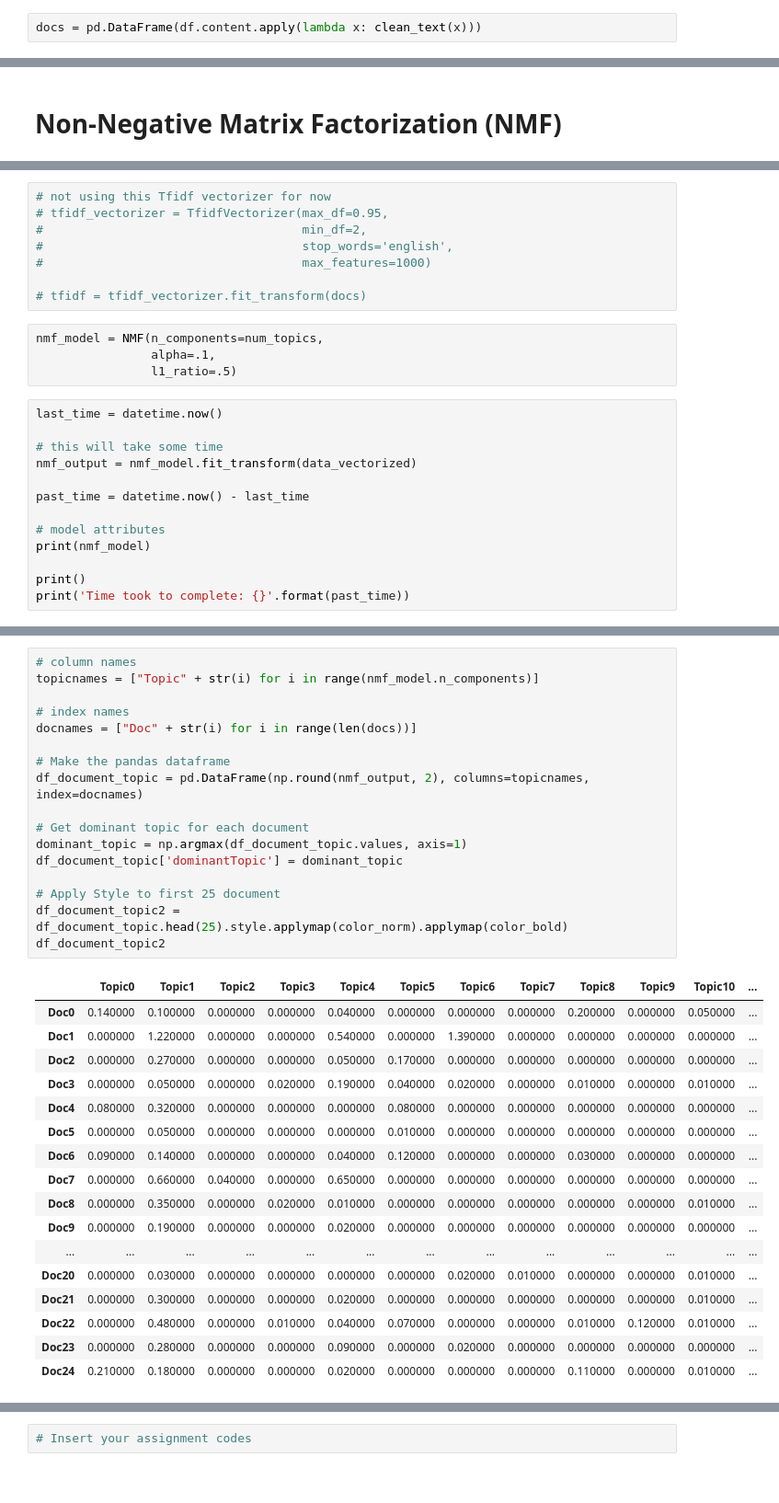
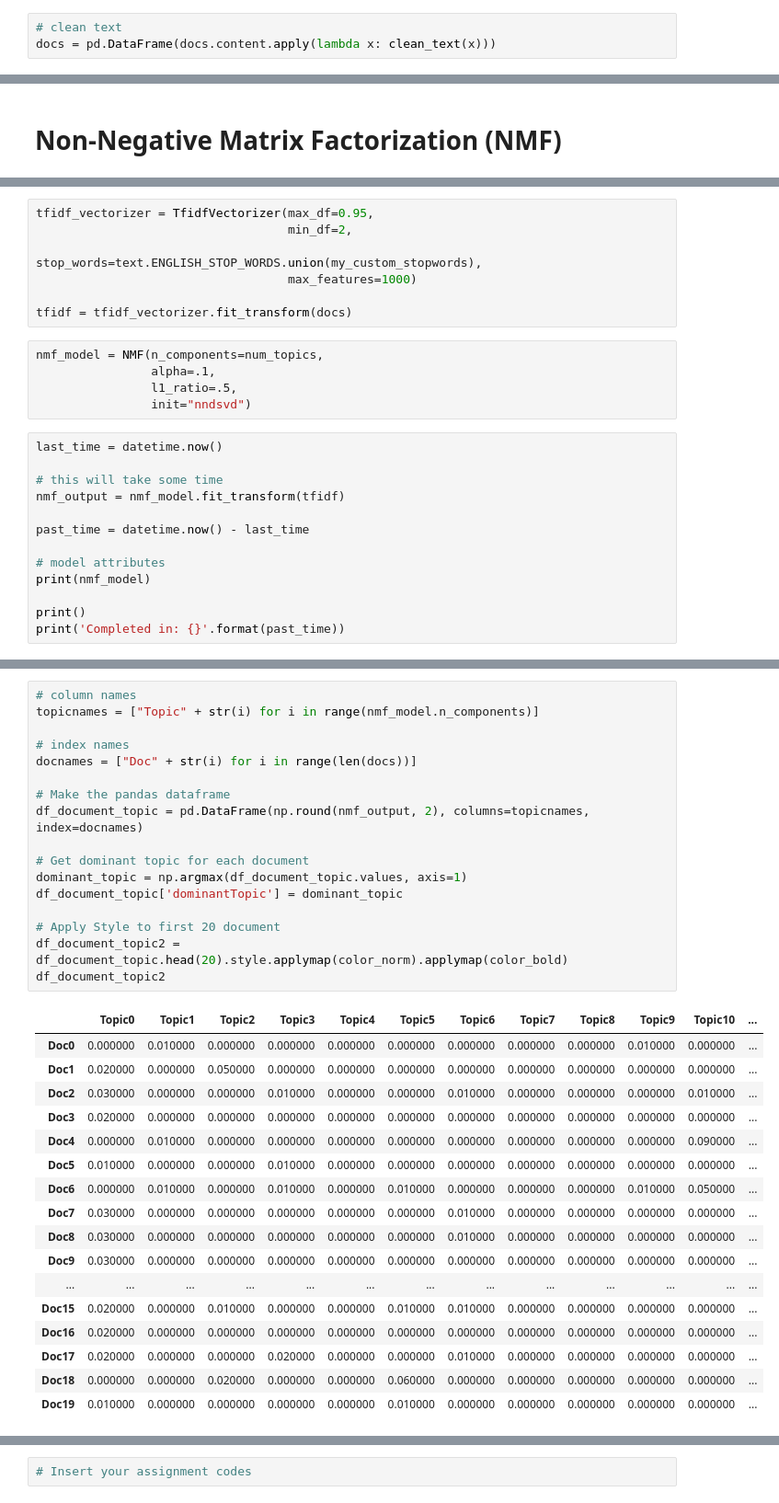
Before and after one commit to koayst/rp_nlp, a Jupyter notebook: NLP-Assignment-KoaySengTian.ipynb, the cells around one changed output, grey strips where cells are left out. Shown: that part at 92% size. Cells and saved outputs as stored; diff of their text form.

```diff
--- a/NLP-Assignment-KoaySengTian.ipynb
+++ b/NLP-Assignment-KoaySengTian.ipynb
@@ -84,4 +116,5 @@ def clean_text(text):
 # %%
-docs = pd.DataFrame(df.content.apply(lambda x: clean_text(x)))
+# clean text
+docs = pd.DataFrame(docs.content.apply(lambda x: clean_text(x)))
 # %%
 docs = docs.content.values
@@ -299,20 +354,20 @@ seoul south korea north korea leader said sunday that country making final prepa
 # %%
-# not using this Tfidf vectorizer for now
-# tfidf_vectorizer = TfidfVectorizer(max_df=0.95,
-#                                    min_df=2,
-#                                    stop_words='english',
-#                                    max_features=1000)
+tfidf_vectorizer = TfidfVectorizer(max_df=0.95,
+                                   min_df=2,
+                                   stop_words=text.ENGLISH_STOP_WORDS.union(my_custom_stopwords),
+                                   max_features=1000)
 
-# tfidf = tfidf_vectorizer.fit_transform(docs)
+tfidf = tfidf_vectorizer.fit_transform(docs)
 # %%
 nmf_model = NMF(n_components=num_topics,
                 alpha=.1,
-                l1_ratio=.5)
+                l1_ratio=.5,
+                init="nndsvd")
 # %%
 last_time = datetime.now()
 
 # this will take some time
-nmf_output = nmf_model.fit_transform(data_vectorized)
+nmf_output = nmf_model.fit_transform(tfidf)
 
 past_time = datetime.now() - last_time
 
@@ -320,5 +375,5 @@ past_time = datetime.now() - last_time
 print(nmf_model)
 
 print()
-print('Time took to complete: {}'.format(past_time))
+print('Completed in: {}'.format(past_time))
 # %% [output]
@@ -356,36 +411,36 @@ women woman abortion female sexual health rights zika march gender girls virus p
 # %%
 # column names
 topicnames = ["Topic" + str(i) for i in range(nmf_model.n_components)]
 
 # index names
 docnames = ["Doc" + str(i) for i in range(len(docs))]
 
 # Make the pandas dataframe
 df_document_topic = pd.DataFrame(np.round(nmf_output, 2), columns=topicnames, index=docnames)
 
 # Get dominant topic for each document
 dominant_topic = np.argmax(df_document_topic.values, axis=1)
 df_document_topic['dominantTopic'] = dominant_topic
 
-# Apply Style to first 25 document
-df_document_topic2 = df_document_topic.head(25).style.applymap(color_norm).applymap(color_bold)
+# Apply Style to first 20 document
+df_document_topic2 = df_document_topic.head(20).style.applymap(color_norm).applymap(color_bold)
 df_document_topic2
 # %% [output]
 |  | Topic0 | Topic1 | Topic2 | Topic3 | Topic4 | Topic5 | Topic6 | Topic7 | Topic8 | Topic9 | Topic10 | ... |
-| Doc0 | 0.140000 | 0.100000 | 0.000000 | 0.000000 | 0.040000 | 0.000000 | 0.000000 | 0.000000 | 0.200000 | 0.000000 | 0.050000 | ... |
-| Doc1 | 0.000000 | 1.220000 | 0.000000 | 0.000000 | 0.540000 | 0.000000 | 1.390000 | 0.000000 | 0.000000 | 0.000000 | 0.000000 | ... |
-| Doc2 | 0.000000 | 0.270000 | 0.000000 | 0.000000 | 0.050000 | 0.170000 | 0.000000 | 0.000000 | 0.000000 | 0.000000 | 0.000000 | ... |
-| Doc3 | 0.000000 | 0.050000 | 0.000000 | 0.020000 | 0.190000 | 0.040000 | 0.020000 | 0.000000 | 0.010000 | 0.000000 | 0.010000 | ... |
-| Doc4 | 0.080000 | 0.320000 | 0.000000 | 0.000000 | 0.000000 | 0.080000 | 0.000000 | 0.000000 | 0.000000 | 0.000000 | 0.000000 | ... |
-| Doc5 | 0.000000 | 0.050000 | 0.000000 | 0.000000 | 0.000000 | 0.010000 | 0.000000 | 0.000000 | 0.000000 | 0.000000 | 0.000000 | ... |
-| Doc6 | 0.090000 | 0.140000 | 0.000000 | 0.000000 | 0.040000 | 0.120000 | 0.000000 | 0.000000 | 0.030000 | 0.000000 | 0.000000 | ... |
-| Doc7 | 0.000000 | 0.660000 | 0.040000 | 0.000000 | 0.650000 | 0.000000 | 0.000000 | 0.000000 | 0.000000 | 0.000000 | 0.000000 | ... |
-| Doc8 | 0.000000 | 0.350000 | 0.000000 | 0.020000 | 0.010000 | 0.000000 | 0.000000 | 0.000000 | 0.000000 | 0.000000 | 0.010000 | ... |
-| Doc9 | 0.000000 | 0.190000 | 0.000000 | 0.000000 | 0.020000 | 0.000000 | 0.000000 | 0.000000 | 0.000000 | 0.000000 | 0.000000 | ... |
+| Doc0 | 0.000000 | 0.010000 | 0.000000 | 0.000000 | 0.000000 | 0.000000 | 0.000000 | 0.000000 | 0.000000 | 0.010000 | 0.000000 | ... |
+| Doc1 | 0.020000 | 0.000000 | 0.050000 | 0.000000 | 0.000000 | 0.000000 | 0.000000 | 0.000000 | 0.000000 | 0.000000 | 0.000000 | ... |
+| Doc2 | 0.030000 | 0.000000 | 0.000000 | 0.010000 | 0.000000 | 0.000000 | 0.010000 | 0.000000 | 0.000000 | 0.000000 | 0.010000 | ... |
+| Doc3 | 0.020000 | 0.000000 | 0.000000 | 0.000000 | 0.000000 | 0.000000 | 0.000000 | 0.000000 | 0.000000 | 0.000000 | 0.000000 | ... |
+| Doc4 | 0.000000 | 0.010000 | 0.000000 | 0.000000 | 0.000000 | 0.000000 | 0.000000 | 0.000000 | 0.000000 | 0.000000 | 0.090000 | ... |
+| Doc5 | 0.010000 | 0.000000 | 0.000000 | 0.010000 | 0.000000 | 0.000000 | 0.000000 | 0.000000 | 0.000000 | 0.000000 | 0.000000 | ... |
+| Doc6 | 0.000000 | 0.010000 | 0.000000 | 0.010000 | 0.000000 | 0.010000 | 0.000000 | 0.000000 | 0.000000 | 0.010000 | 0.050000 | ... |
+| Doc7 | 0.030000 | 0.000000 | 0.000000 | 0.000000 | 0.000000 | 0.000000 | 0.010000 | 0.000000 | 0.000000 | 0.000000 | 0.000000 | ... |
+| Doc8 | 0.030000 | 0.000000 | 0.000000 | 0.000000 | 0.000000 | 0.000000 | 0.010000 | 0.000000 | 0.000000 | 0.000000 | 0.000000 | ... |
+| Doc9 | 0.030000 | 0.000000 | 0.000000 | 0.000000 | 0.000000 | 0.000000 | 0.000000 | 0.000000 | 0.000000 | 0.000000 | 0.000000 | ... |
 | ... | ... | ... | ... | ... | ... | ... | ... | ... | ... | ... | ... | ... |
-| Doc20 | 0.000000 | 0.030000 | 0.000000 | 0.000000 | 0.000000 | 0.000000 | 0.020000 | 0.010000 | 0.000000 | 0.000000 | 0.010000 | ... |
-| Doc21 | 0.000000 | 0.300000 | 0.000000 | 0.000000 | 0.020000 | 0.000000 | 0.000000 | 0.000000 | 0.000000 | 0.000000 | 0.010000 | ... |
-| Doc22 | 0.000000 | 0.480000 | 0.000000 | 0.010000 | 0.040000 | 0.070000 | 0.000000 | 0.000000 | 0.010000 | 0.120000 | 0.010000 | ... |
-| Doc23 | 0.000000 | 0.280000 | 0.000000 | 0.000000 | 0.090000 | 0.000000 | 0.020000 | 0.000000 | 0.000000 | 0.000000 | 0.000000 | ... |
-| Doc24 | 0.210000 | 0.180000 | 0.000000 | 0.000000 | 0.020000 | 0.000000 | 0.000000 | 0.000000 | 0.110000 | 0.000000 | 0.010000 | ... |
+| Doc15 | 0.020000 | 0.000000 | 0.010000 | 0.000000 | 0.000000 | 0.010000 | 0.010000 | 0.000000 | 0.000000 | 0.000000 | 0.000000 | ... |
+| Doc16 | 0.020000 | 0.000000 | 0.000000 | 0.000000 | 0.000000 | 0.000000 | 0.000000 | 0.000000 | 0.000000 | 0.000000 | 0.000000 | ... |
+| Doc17 | 0.020000 | 0.000000 | 0.000000 | 0.020000 | 0.000000 | 0.000000 | 0.010000 | 0.000000 | 0.000000 | 0.000000 | 0.000000 | ... |
+| Doc18 | 0.000000 | 0.000000 | 0.020000 | 0.000000 | 0.000000 | 0.060000 | 0.000000 | 0.000000 | 0.000000 | 0.000000 | 0.000000 | ... |
+| Doc19 | 0.010000 | 0.000000 | 0.000000 | 0.000000 | 0.000000 | 0.010000 | 0.000000 | 0.000000 | 0.000000 | 0.000000 | 0.000000 | ... |
 # %%
```
Also changed, not shown: parts of 38 cells of this notebook, 1 other file.
